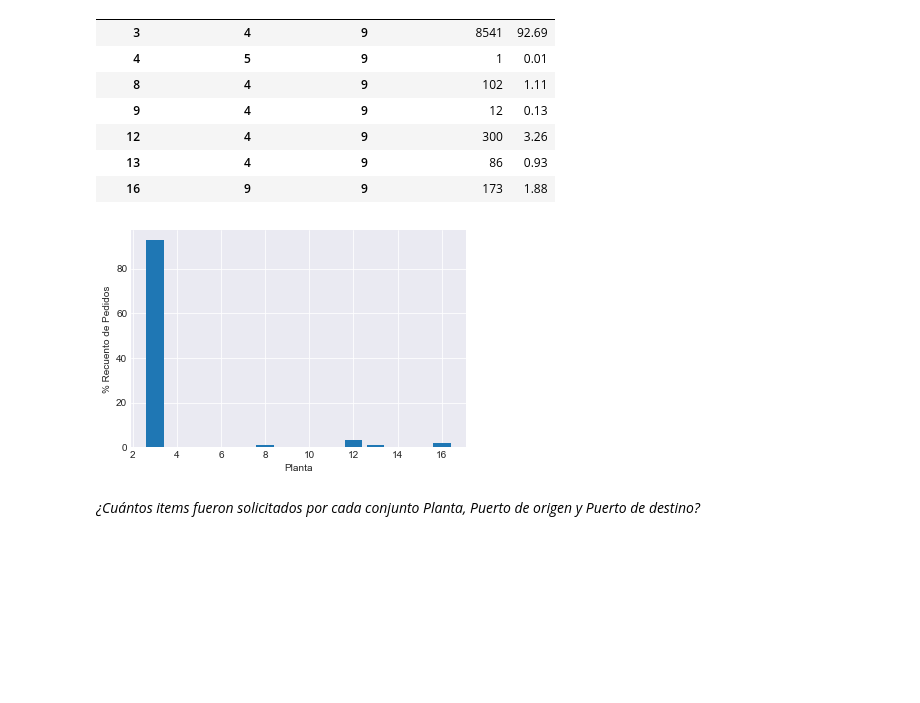
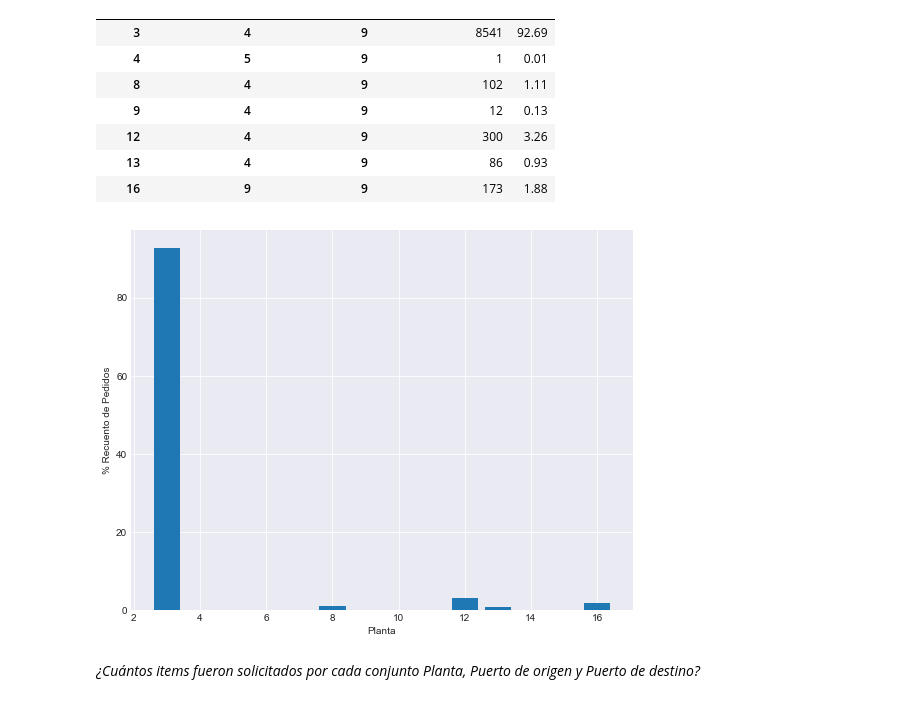
Before and after one commit to hernanrodri/Supply-Chain-Analytics, a Jupyter notebook: Supply Chain Analysis.ipynb, the cells around one changed output. Cells and saved outputs as stored; diff of their text form; code cells hidden in the pictures; blank space fills up the shorter version.

```diff
--- a/Supply Chain Analysis.ipynb
+++ b/Supply Chain Analysis.ipynb
@@ -42,8 +42,9 @@ pedidos.duplicated().any()
 # %% [output]
 False
 # %%
-pedidos["Pedido"] = pedidos["Pedido"].astype(int)
-pedidos[["Puerto de origen", "Planta", "Puerto de destino"]] = pedidos[["Puerto de origen", "Planta", "Puerto de destino"]].replace(to_replace = "[^\d.]", value = "", regex = True).astype(int)
+pedidos = pedidos.astype({"Pedido": int})
+pedidos[["Puerto de origen", "Planta", "Puerto de destino"]] = pedidos[["Puerto de origen", "Planta",
+                                                                        "Puerto de destino"]].replace({"[^\d.]": ""}, regex = True).astype(int)
 
 pedidos.head()
 # %% [output]
@@ -75,13 +76,12 @@ pedidos.shape[0]
 # %% [markdown]
 *¿Cuántos pedidos fueron solicitados por cada conjunto Planta, Puerto de origen y Puerto de destino?*
 # %%
-pedidos_agrup = pedidos.groupby(by = ["Planta", "Puerto de origen", "Puerto de destino"]).agg({"Pedido": "size"})
-pedidos_agrup = pedidos_agrup.rename(columns = {"Pedido": "Recuento de Pedidos"})
+pedidos_agrup = pedidos.groupby(by = ["Planta", "Puerto de origen",
+                                      "Puerto de destino"]).agg({"Pedido": "size"}).rename(columns = {"Pedido": "Recuento de Pedidos"})
 
 total = pedidos_agrup["Recuento de Pedidos"].sum()
-porcentaje = lambda x: x / total * 100
+pedidos_agrup["%"] = pedidos_agrup["Recuento de Pedidos"].apply(lambda x: x / total * 100)
 
-pedidos_agrup["%"] = pedidos_agrup["Recuento de Pedidos"].apply(porcentaje)
 pedidos_agrup.round(2)
 # %% [output]
 |  |  |  | Recuento de Pedidos | % |
@@ -94,12 +94,12 @@ pedidos_agrup.round(2)
 | 13 | 4 | 9 | 86 | 0.93 |
 | 16 | 9 | 9 | 173 | 1.88 |
 # %%
-plt.figure(1)
+plt.figure(figsize = (9, 7))
 plt.bar(x = pedidos_agrup.index.levels[0], height = pedidos_agrup["%"])
 plt.xlabel("Planta")
 plt.ylabel("% Recuento de Pedidos");
 # %% [output]
-[figure, old version]
+[figure, new version]
 # %% [markdown]
 *¿Cuántos items fueron solicitados por cada conjunto Planta, Puerto de origen y Puerto de destino?*
 # %%
```
Also changed, not shown: parts of 48 cells of this notebook.
